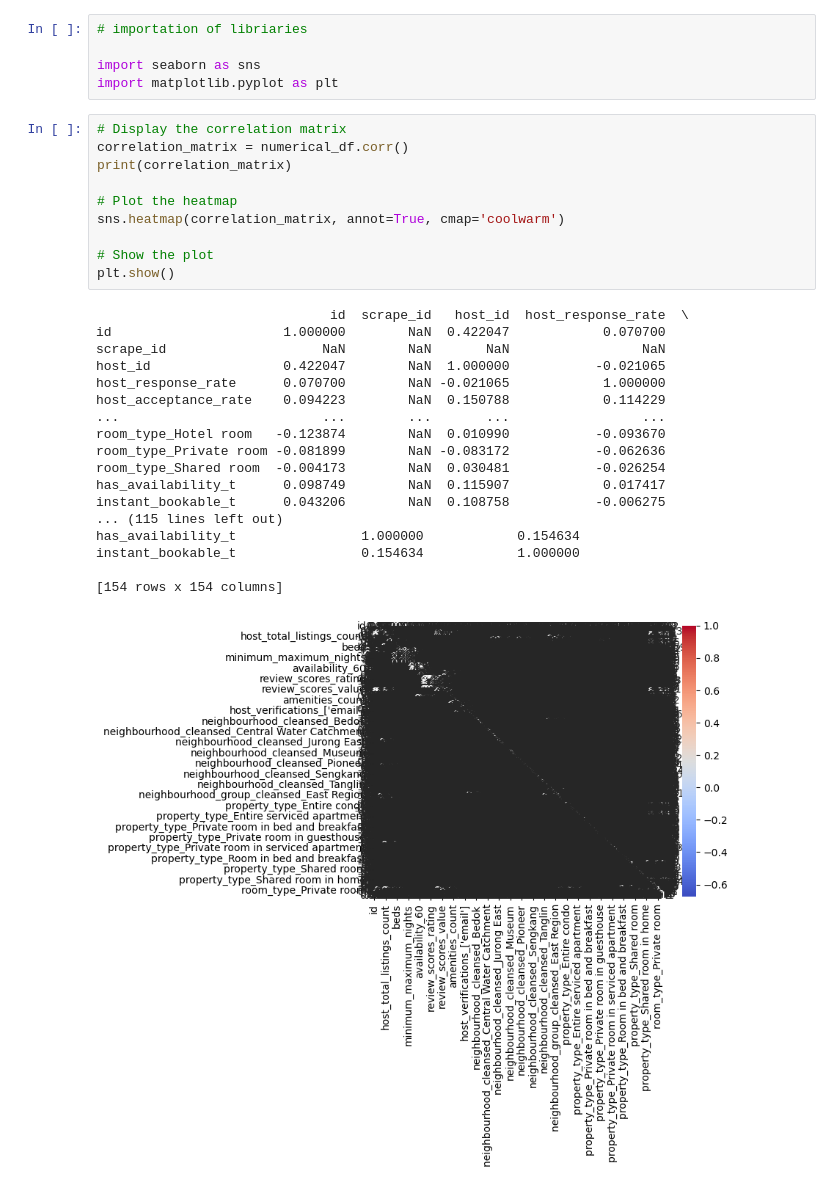
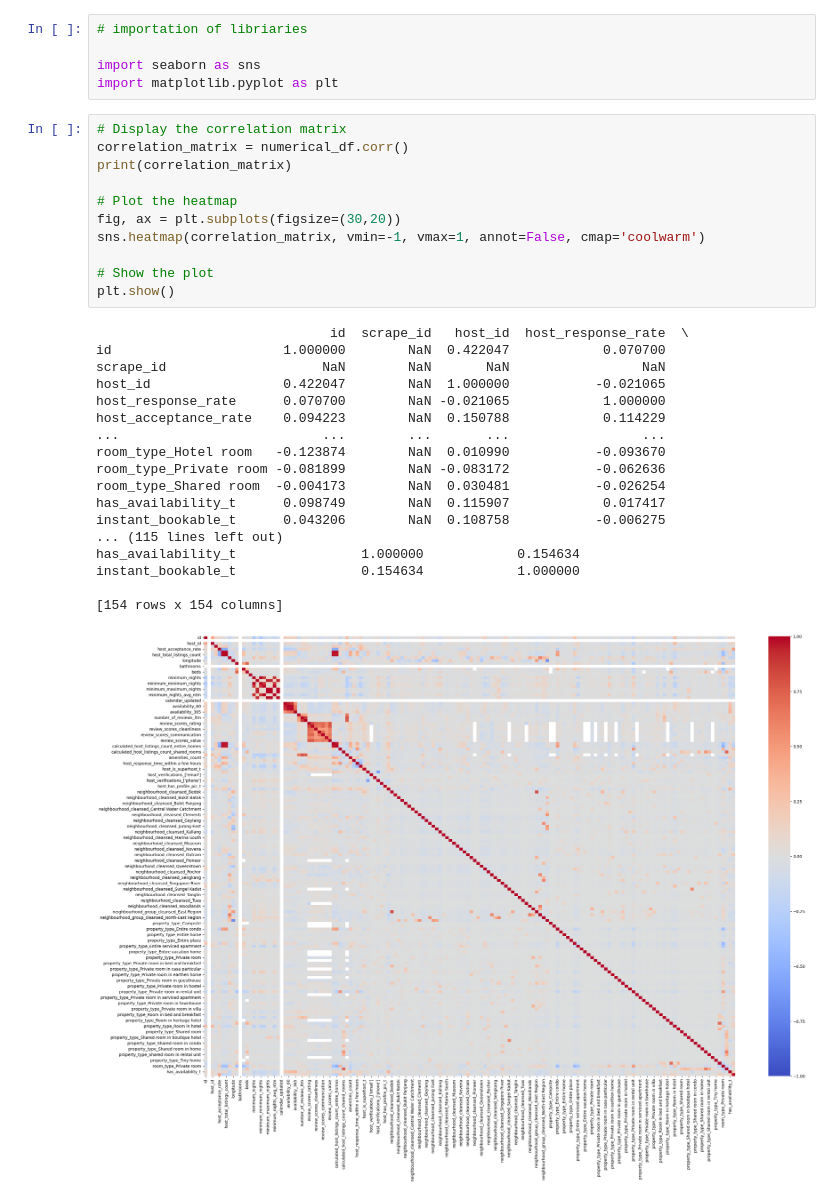
Before and after one commit to Theawmaster/Predict-Airbnb-Prices, a Jupyter notebook: exploratory_data_analysis.ipynb, the cells around one changed output. Cells and saved outputs as stored; diff of their text form.

Commit message:
correlation matrix_ EDA updated

```diff
--- a/exploratory_data_analysis.ipynb
+++ b/exploratory_data_analysis.ipynb
@@ -103,29 +103,30 @@ import matplotlib.pyplot as plt
 # %%
 # Display the correlation matrix
 correlation_matrix = numerical_df.corr()
 print(correlation_matrix)
 
 # Plot the heatmap
-sns.heatmap(correlation_matrix, annot=True, cmap='coolwarm')
+fig, ax = plt.subplots(figsize=(30,20))
+sns.heatmap(correlation_matrix, vmin=-1, vmax=1, annot=False, cmap='coolwarm')
 
 # Show the plot
 plt.show()
 # %% [output]
                               id  scrape_id   host_id  host_response_rate  \
 id                      1.000000        NaN  0.422047            0.070700
 scrape_id                    NaN        NaN       NaN                 NaN
 host_id                 0.422047        NaN  1.000000           -0.021065
 host_response_rate      0.070700        NaN -0.021065            1.000000
 host_acceptance_rate    0.094223        NaN  0.150788            0.114229
 ...                          ...        ...       ...                 ...
 room_type_Hotel room   -0.123874        NaN  0.010990           -0.093670
 room_type_Private room -0.081899        NaN -0.083172           -0.062636
 room_type_Shared room  -0.004173        NaN  0.030481           -0.026254
 has_availability_t      0.098749        NaN  0.115907            0.017417
 instant_bookable_t      0.043206        NaN  0.108758           -0.006275
 ... (115 lines left out)
 has_availability_t                1.000000            0.154634
 instant_bookable_t                0.154634            1.000000
 
 [154 rows x 154 columns]
-[figure, old version]
+[figure, new version]
```
